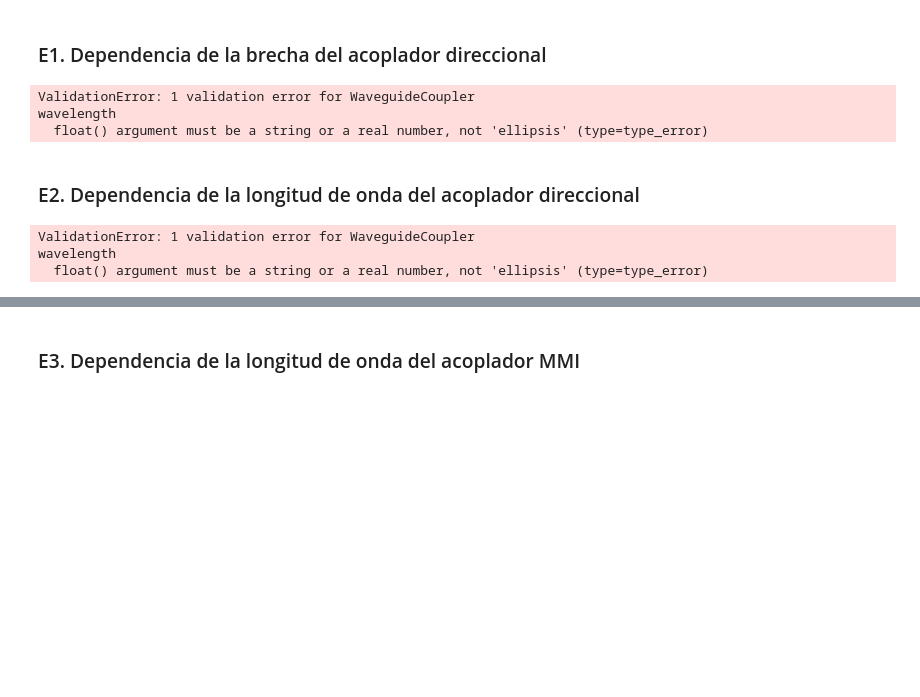
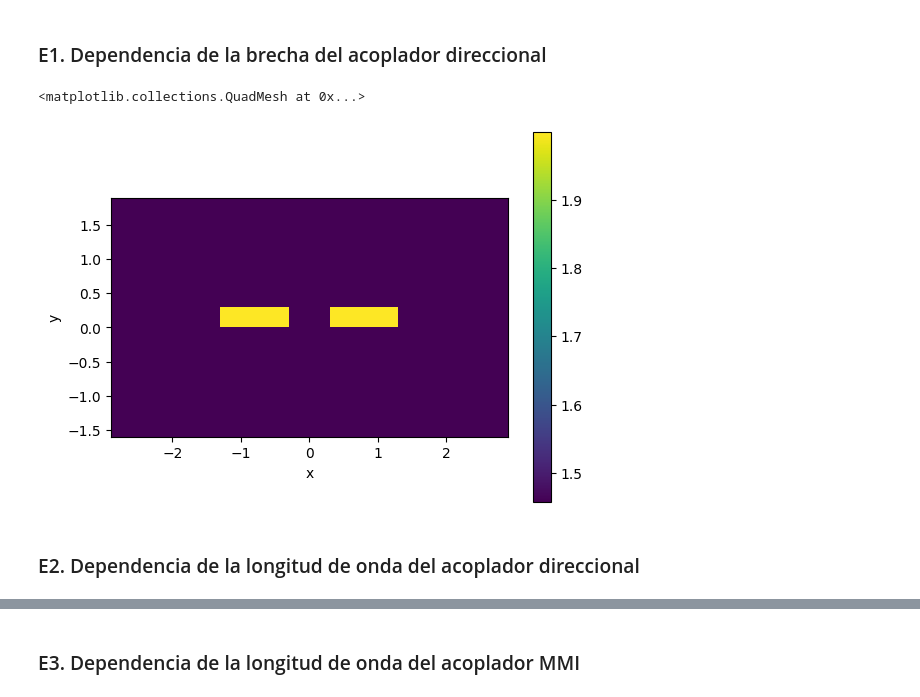
Before and after one commit to jfgimloz/cifoin-lab2, a Jupyter notebook: COUPLERS_Student.ipynb, the cells around one changed output, grey strips where cells are left out. Drawn from its saved outputs; the diff is of its cells as text; code cells hidden in the pictures; blank space fills up the shorter version.

```diff
--- a/COUPLERS_Student.ipynb
+++ b/COUPLERS_Student.ipynb
@@ -817,62 +750,27 @@ Ratio over OUTs ['0.0159', '0.4841', '0.4841', '0.0159']
 # %%
 gap_to_simulate = 600 * nm # ESTUDIANTE. Puedes cambiar manualmente la brecha
                             # o barriendo el parámetro usando un bucle for de Python.
-
 deep_dcoupler_cs = gt.modes.WaveguideCoupler(
-    wavelength=wavelength, # Longitud de onda a simular - Debe ser un vector
+    wavelength=lambda_c, # Longitud de onda a simular
     core_width=(1.0, 1.0), # Ancho de la guía de ondas
     gap=gap_to_simulate,
     slab_thickness=0 * nm, # Para guías de ondas superficiales - Establece a 0 si es una guía de ondas profundamente grabada.
     core_material='sin', #  Material de la guía de ondas
     clad_material='sio2', # Material circundante
     core_thickness=300 * nm, # Altura de la guía de ondas
     num_modes=4, # Número de modos a encontrar
     cache_path='.cache/', # ¡Importante! Para ahorrar tiempo de simulación, ¡establece tu ruta de caché!
     precision='double',
     max_grid_scaling=1.5, # Parámetros de la malla
     grid_resolution=20 # Parámetros de la malla
 )
-
 # ESTUDIANTE. El gráfico va aquí
+deep_dcoupler_cs.plot_index()
 # %% [output]
-ValidationError: 1 validation error for WaveguideCoupler
-wavelength
-  float() argument must be a string or a real number, not 'ellipsis' (type=type_error)
+<matplotlib.collections.QuadMesh at 0x...>
+[figure, added]
 # %% [markdown]
 ### E2. Dependencia de la longitud de onda del acoplador direccional
-# %%
-wavelength = ... # Código ESTUDIANTE aquí
-
-deep_dcoupler_cs = gt.modes.WaveguideCoupler(
-    wavelength=wavelength, # Longitud de onda a simular - Debe ser un vector
-    core_width=(1.0, 1.0), # Ancho de la guía de ondas
-    gap=600 * nm,
-    slab_thickness=0 * nm, # Para guías de ondas superficiales - Establece a 0 si es una guía de ondas profundamente grabada.
-    core_material='sin', #  Material de la guía de ondas
-    clad_material='sio2', # Material circundante
-    core_thickness=300 * nm, # Altura de la guía de ondas
-    num_modes=4, # Número de modos a encontrar
-    cache_path='.cache/', # ¡Importante! Para ahorrar tiempo de simulación, ¡establece tu ruta de caché!
-    precision='double',
-    max_grid_scaling=1.5, # Parámetros de la malla
-    grid_resolution=20 # Parámetros de la malla
-)
-
-deep_neff = deep_dcoupler_cs.n_eff
-L_pi_TE = ... # Código ESTUDIANTE aquí
-
-plt.figure(figsize=(10, 5))
-plt.scatter(wavelength, L_pi_TE,edgecolors='k',facecolors='none',label = '__nolegend__')
-plt.plot(wavelength, L_pi_TE,label='Profundo')
-plt.xlabel("Longitud de onda (µm)")
-plt.ylabel("L_pi")
-plt.grid()
-plt.legend(loc='upper left', bbox_to_anchor=(1, 1))
-plt.tight_layout(rect=[0, 0, 0.85, 1])
-# %% [output]
-ValidationError: 1 validation error for WaveguideCoupler
-wavelength
-  float() argument must be a string or a real number, not 'ellipsis' (type=type_error)
 # %%
 # E2: Dependencia de la longitud de onda del acoplador direccional
 
```
Also changed, not shown: parts of 12 cells of this notebook.
